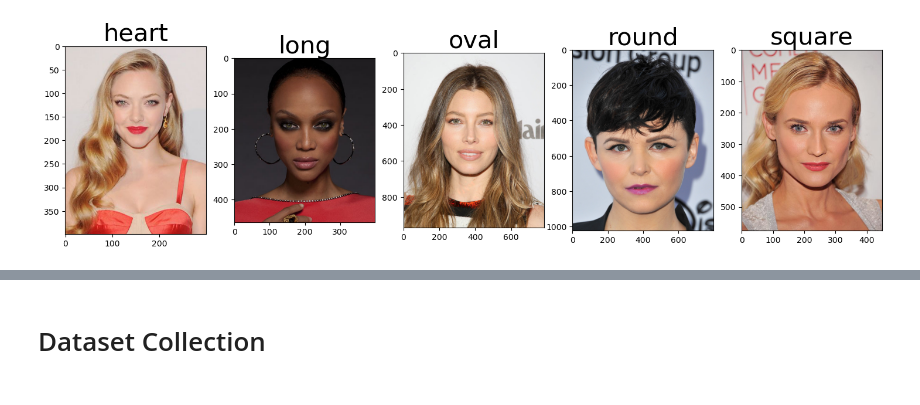
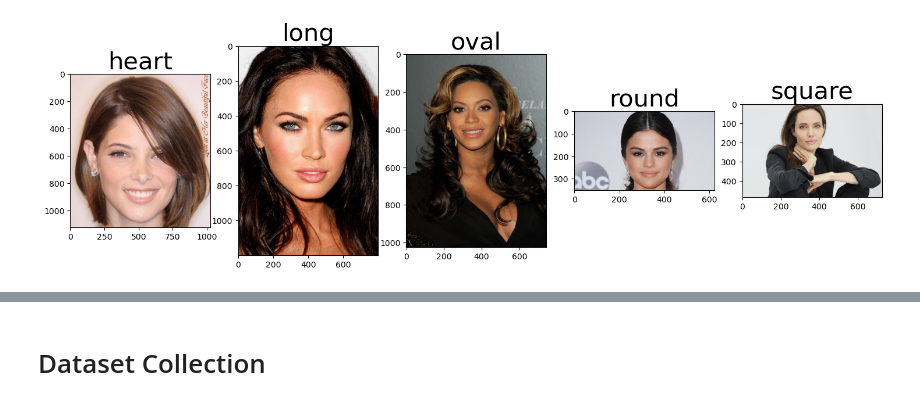
Before and after one commit to rizkisahat996/main, a Jupyter notebook: Hair_Style_Recommender.ipynb, the cells around one changed output, grey strips where cells are left out. Cells and saved outputs as stored; diff of their text form; code cells hidden in the pictures.

```diff
--- a/Hair_Style_Recommender.ipynb
+++ b/Hair_Style_Recommender.ipynb
@@ -19,20 +34,20 @@ Below are the examples of each five main face shapes:
 # %%
-plt.figure(figsize = (18,18))
+plt.figure(figsize=(18, 18))  # Create a figure with a size of 18x18 inches
 
-examples = ['data/pics/heart/amanda seyfried 10.jpg',
-            'data/pics/long/Tyra Banks (4).jpg',
-            'data/pics/oval/Jessica Biel (20).jpg',
-            'data/pics/round/Ginnifer Goodwin (35).jpg',
-            'data/pics/square/Diane Kruger (1).jpg']
+examples = ['data/pics/heart/Ashley Greene (1).jpg',
+            'data/pics/long/Megan Fox (1).jpg',
+            'data/pics/oval/Beyonce (1).jpg',
+            'data/pics/round/Selena Gomez (1).jpg',
+            'data/pics/square/angelina jolie 1.jpg']  # List of image file paths
 
-names = ['heart','long','oval','round','square']
+names = ['heart', 'long', 'oval', 'round', 'square']  # List of shape names
 
-for i in range(0,len(examples)):
-    plt.subplot(2,5,i+1)
-    img = Image.open(examples[i])
-    draw = ImageDraw.Draw(img)
-    plt.imshow(img)
-    plt.title(names[i],fontsize= 30)
-    img.close()
+for i in range(0, len(examples)):
+    plt.subplot(2, 5, i + 1)  # Create a 2x5 subplot and select the current position
+    img = Image.open(examples[i])  # Open the image file
+    draw = ImageDraw.Draw(img)  # Create a drawing object for the image
+    plt.imshow(img)  # Display the image
+    plt.title(names[i], fontsize=30)  # Set the title of the subplot
+    img.close()  # Close the image file
 # %% [output]
-[figure, old version]
+[figure, new version]
```
Also changed, not shown: parts of 78 cells of this notebook, 7 other files.
